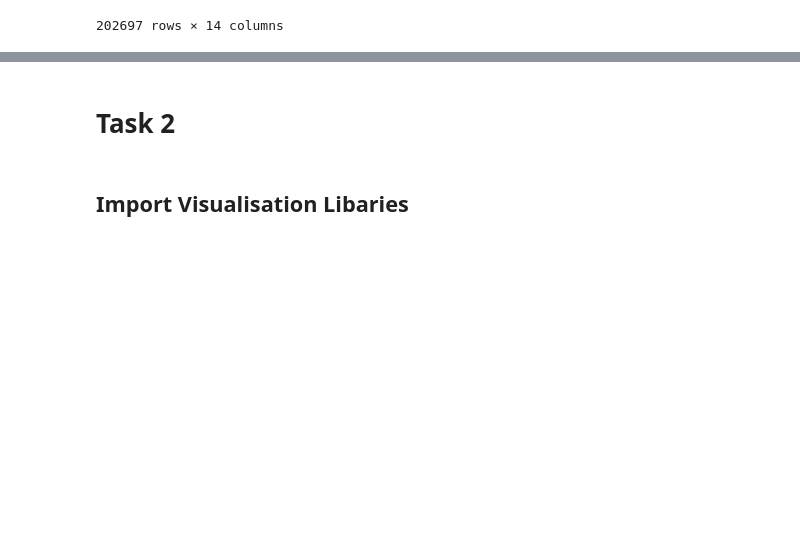
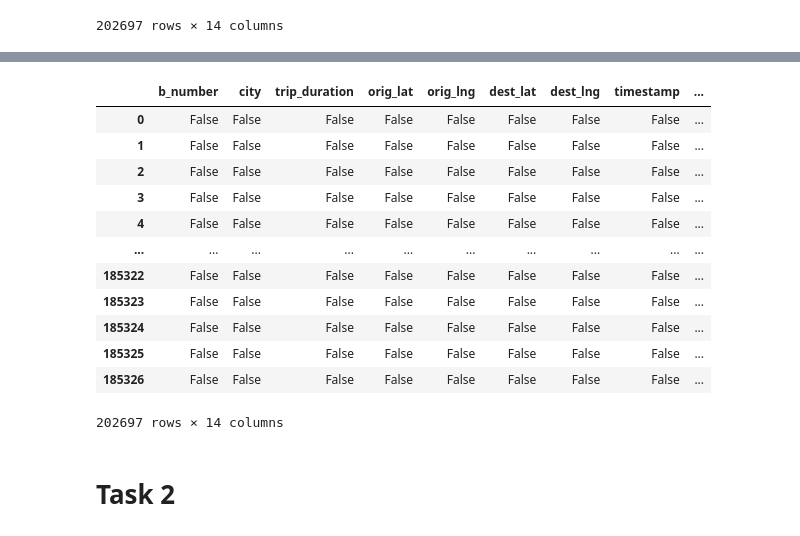
Before and after one commit to MoritzWolf09/Analytics, a Jupyter notebook: ezgi2.ipynb, the cells around one changed output, grey strips where cells are left out. Drawn from its saved outputs; the diff is of its cells as text; code cells hidden in the pictures; blank space fills up the shorter version.

```diff
--- a/ezgi2.ipynb
+++ b/ezgi2.ipynb
@@ -91,3 +160,10 @@ Nextbike_clean
 | 185325 | 99982 | leipzig | 0 days 01:44:00 | 51.341165 | 12.365045 | 51.341065 | 12.365005 | 2019-02-11 11:47:00 | ... |
 | 185326 | 999999 | leipzig | 0 days 00:45:00 | 51.324615 | 12.336922 | 51.324649 | 12.338129 | 2019-03-22 11:35:00 | ... |
 202697 rows × 14 columns
+# %%
+#Round datetime and extract possible categorisation attributes
+Nextbike_clean['timestamp_rounded'] = Nextbike_clean['timestamp'].dt.floor('H')
+Nextbike_clean['Weekday'] = Nextbike_clean['timestamp_rounded'].dt.weekday
+Nextbike_clean['Time'] = Nextbike_clean['timestamp_rounded'].dt.time
+#output
+Nextbike_clean
@@ -94,6 +184,21 @@ Nextbike_clean
+# %%
+df = pd.DataFrame(Nextbike_clean)
+df.isnull()
+# %% [output]
+|  | b_number | city | trip_duration | orig_lat | orig_lng | dest_lat | dest_lng | timestamp | ... |
+| 0 | False | False | False | False | False | False | False | False | ... |
+| 1 | False | False | False | False | False | False | False | False | ... |
+| 2 | False | False | False | False | False | False | False | False | ... |
+| 3 | False | False | False | False | False | False | False | False | ... |
+| 4 | False | False | False | False | False | False | False | False | ... |
+| ... | ... | ... | ... | ... | ... | ... | ... | ... | ... |
+| 185322 | False | False | False | False | False | False | False | False | ... |
+| 185323 | False | False | False | False | False | False | False | False | ... |
+| 185324 | False | False | False | False | False | False | False | False | ... |
+| 185325 | False | False | False | False | False | False | False | False | ... |
+| 185326 | False | False | False | False | False | False | False | False | ... |
+202697 rows × 14 columns
 # %% [markdown]
 
 
 # Task 2
-# %% [markdown]
-## Import Visualisation Libaries
```
Also changed, not shown: parts of 54 cells of this notebook.
